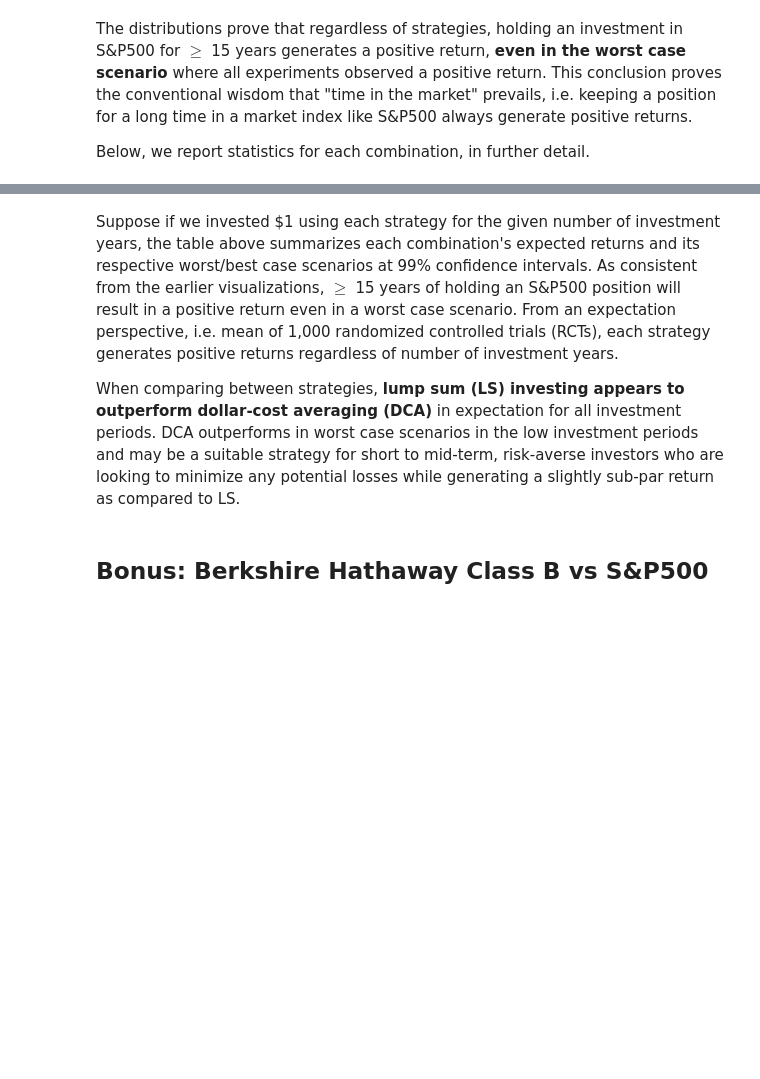
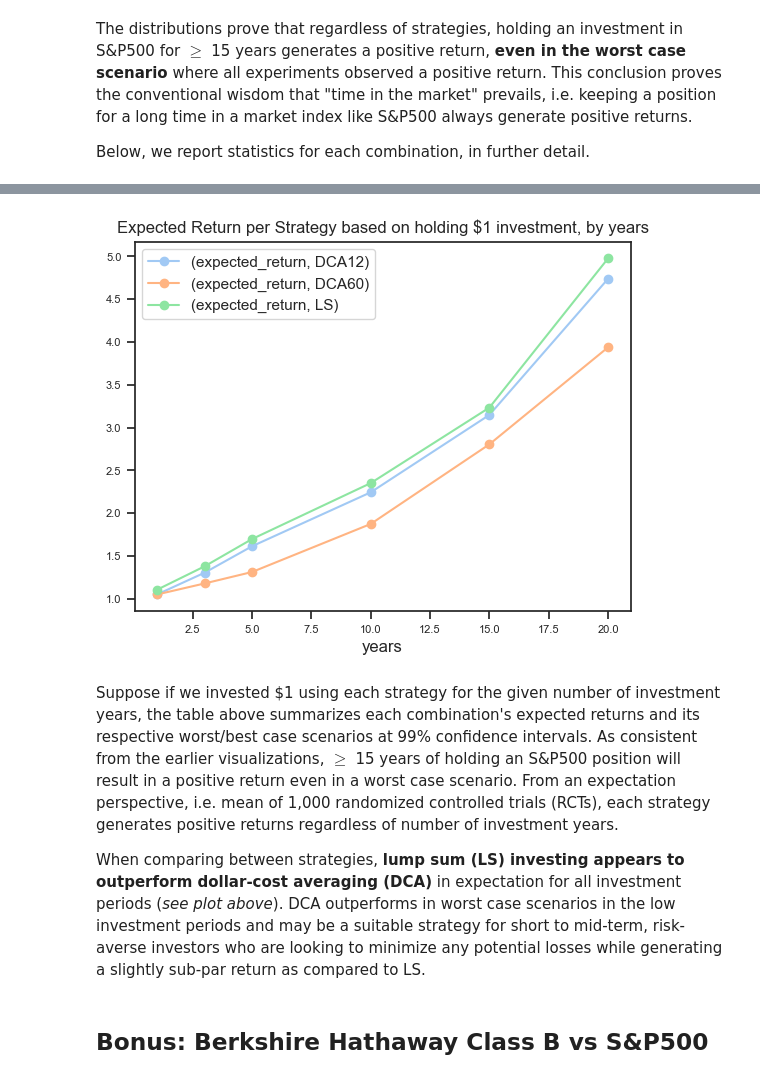
Before and after one commit to codedarrylcode/moneybags, a Jupyter notebook: notebooks/DCA_vs_LS.ipynb, the cells around one changed output, grey strips where cells are left out. Drawn from its saved outputs; the diff is of its cells as text; code cells hidden in the pictures; blank space fills up the shorter version.

Commit message:
add a chart to illustrate  growth by strategy

```diff
--- a/notebooks/DCA_vs_LS.ipynb
+++ b/notebooks/DCA_vs_LS.ipynb
@@ -217,10 +217,21 @@ display(stats)
 | 10 | 2.24 | 1.87 | 2.35 | 0.73 | 0.82 | 0.77 | 4.07 | 3.03 | 4.57 |
 | 15 | 3.15 | 2.81 | 3.23 | 1.72 | 1.32 | 1.81 | 6.78 | 5.12 | 8.03 |
 | 20 | 4.74 | 3.94 | 4.98 | 2.77 | 2.64 | 2.88 | 7.00 | 6.07 | 7.01 |
+# %%
+# Plot each strategy's growth based on $1 investment
+(
+    stats
+    .iloc[:, :3]
+    .plot(marker = 'o', fontsize = 8, title = 'Expected Return per Strategy based on holding $1 investment, by years')
+)
+plt.legend(title = None)
+plt.show()
+# %% [output]
+[figure, added]
 # %% [markdown]
 Suppose if we invested \$1 using each strategy for the given number of investment years, the table above summarizes each combination's expected returns and its respective worst/best case scenarios at 99\% confidence intervals. As consistent from the earlier visualizations, $\geq$ 15 years of holding an S&P500 position will result in a positive return even in a worst case scenario. From an expectation perspective, i.e. mean of 1,000 randomized controlled trials (RCTs), each strategy generates positive returns regardless of number of investment years.
 
-When comparing between strategies, **lump sum (LS) investing appears to outperform dollar-cost averaging (DCA)** in expectation for all investment periods. DCA outperforms in worst case scenarios in the low investment periods and may be a suitable strategy for short to mid-term, risk-averse investors who are looking to minimize any potential losses while generating a slightly sub-par return as compared to LS.
+When comparing between strategies, **lump sum (LS) investing appears to outperform dollar-cost averaging (DCA)** in expectation for all investment periods (*see plot above*). DCA outperforms in worst case scenarios in the low investment periods and may be a suitable strategy for short to mid-term, risk-averse investors who are looking to minimize any potential losses while generating a slightly sub-par return as compared to LS.
 # %% [markdown]
 ## Bonus: Berkshire Hathaway Class B vs S&P500
 # %% [markdown]
```
Also changed, not shown: parts of 2 cells of this notebook.
